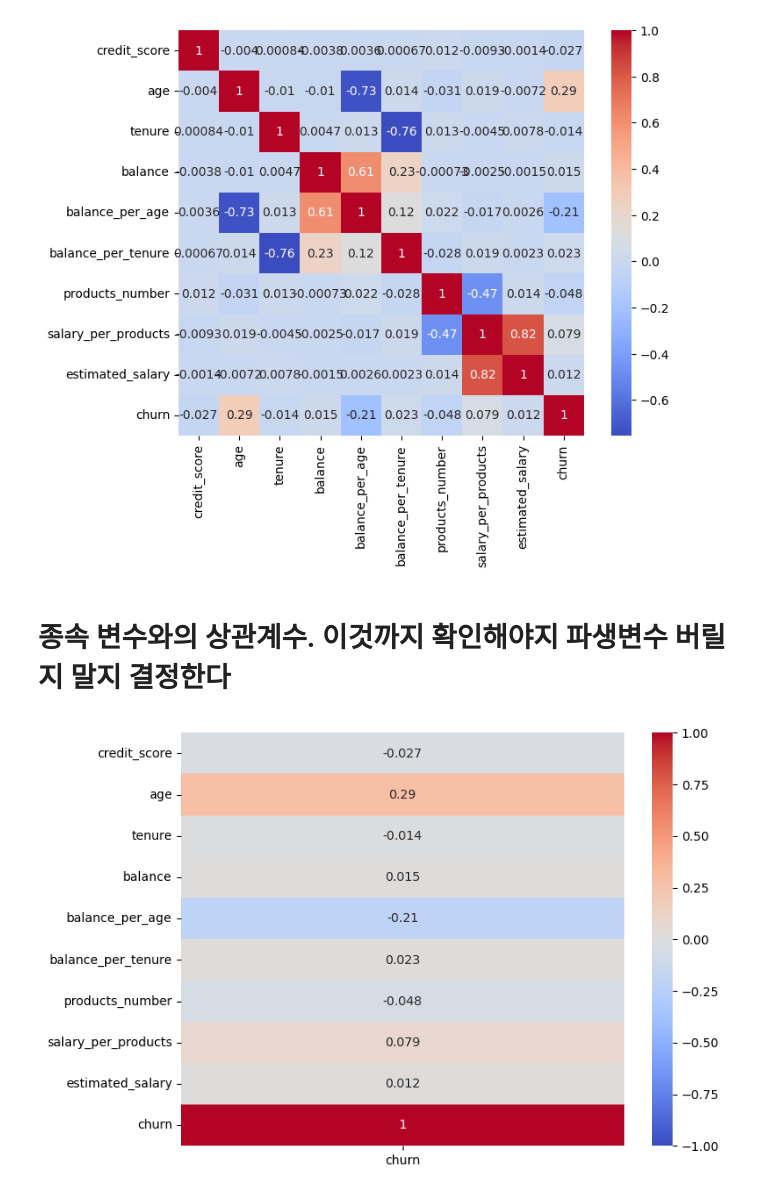
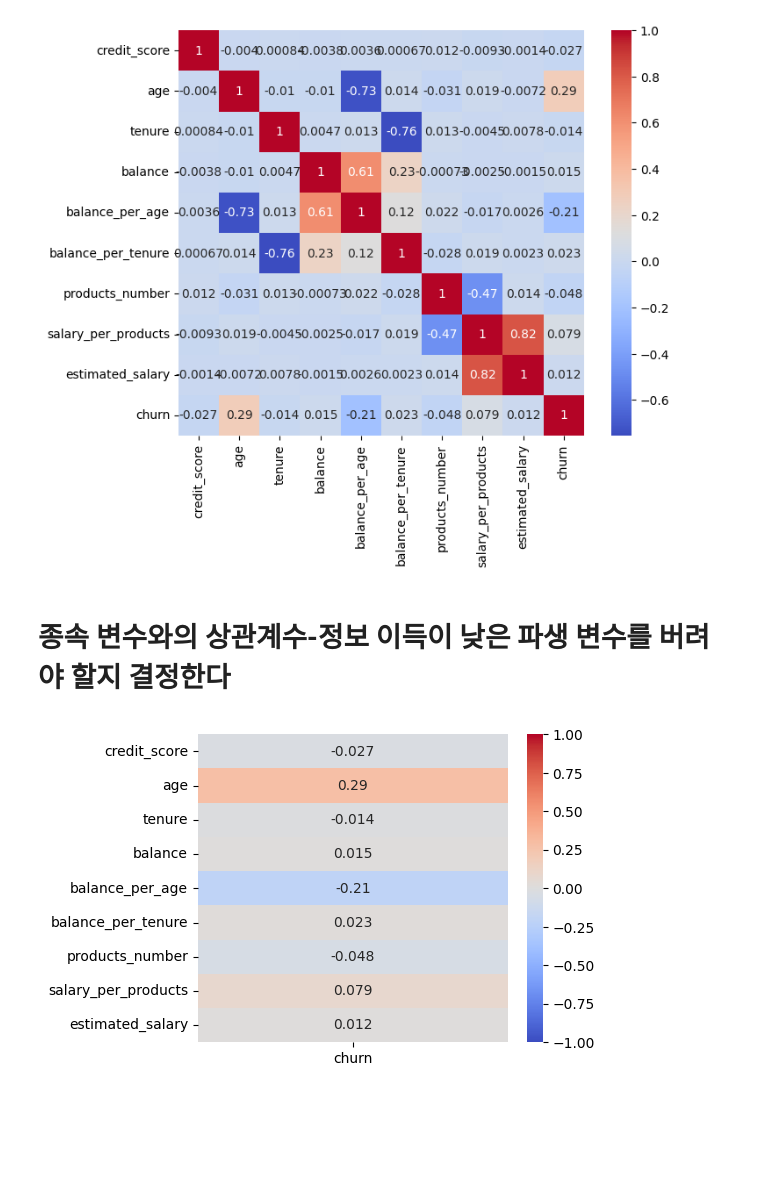
Before and after one commit to coconutkim/project_churn, a Jupyter notebook: real6.ipynb, the cells around one changed output. Cells and saved outputs as stored; diff of their text form; code cells hidden in the pictures; blank space fills up the shorter version.

```diff
--- a/real6.ipynb
+++ b/real6.ipynb
@@ -77,25 +100,29 @@ plt.show()
 # %% [output]
 [figure]
 # %% [markdown]
-# 종속 변수와의 상관계수. 이것까지 확인해야지 파생변수 버릴지 말지 결정한다
+# 종속 변수와의 상관계수-정보 이득이 낮은 파생 변수를 버려야 할지 결정한다
 # %%
 import seaborn as sns
 import matplotlib.pyplot as plt
 import pandas as pd
 
-# 숫자형 열 선택
+# 수치형 열 선택
 df_num = df.select_dtypes(include=[int, float])
 
 # 상관계수 행렬 계산
 corr_matrix = df_num.corr(method='pearson')
 
 # 종속 변수와 독립 변수 간의 상관계수만 추출
-target_corr = corr_matrix[['churn']]
+target_corr = corr_matrix[['churn']].drop('churn')
 
 # 히트맵 시각화
-plt.figure(figsize=(8, 6))
+plt.figure(figsize=(5,4))
 sns.heatmap(target_corr, annot=True, cmap='coolwarm', vmin=-1, vmax=1)
+# annot 셀의 값 표기
 # plt.title('종속 변수와 독립 변수 간의 상관계수')
 plt.show()
+
+# 정보 이득이 낮은 파생 변수가 대부분 구간을 나눈 것
+# 즉 범주형 변수를 다뤄야 하니 이것은 적합하지 않다
 # %% [output]
-[figure, old version]
+[figure, new version]
```
Also changed, not shown: parts of 38 cells of this notebook, 6 other files.
